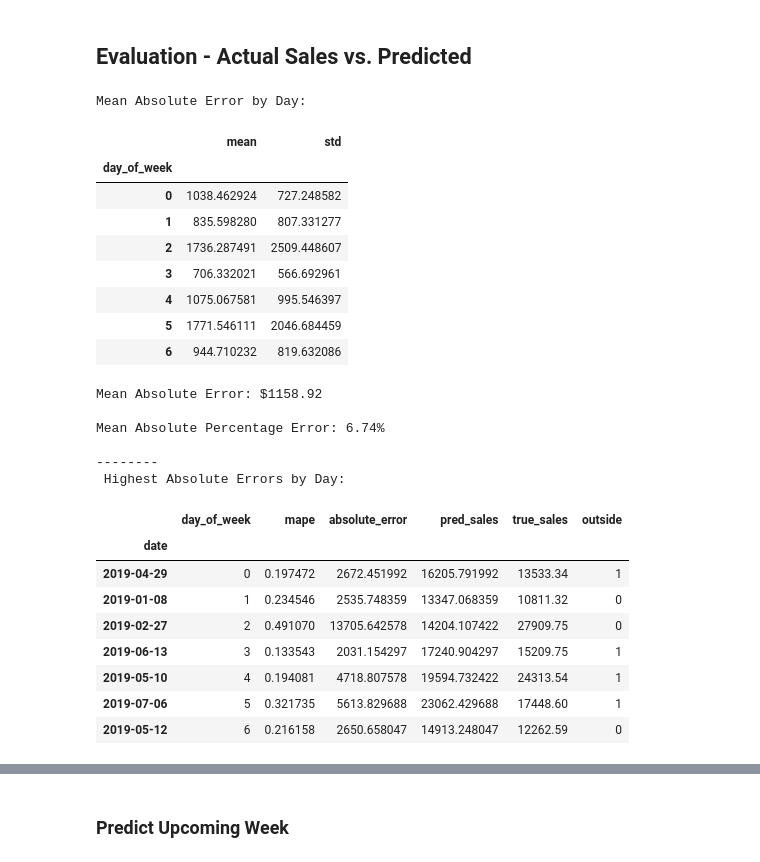
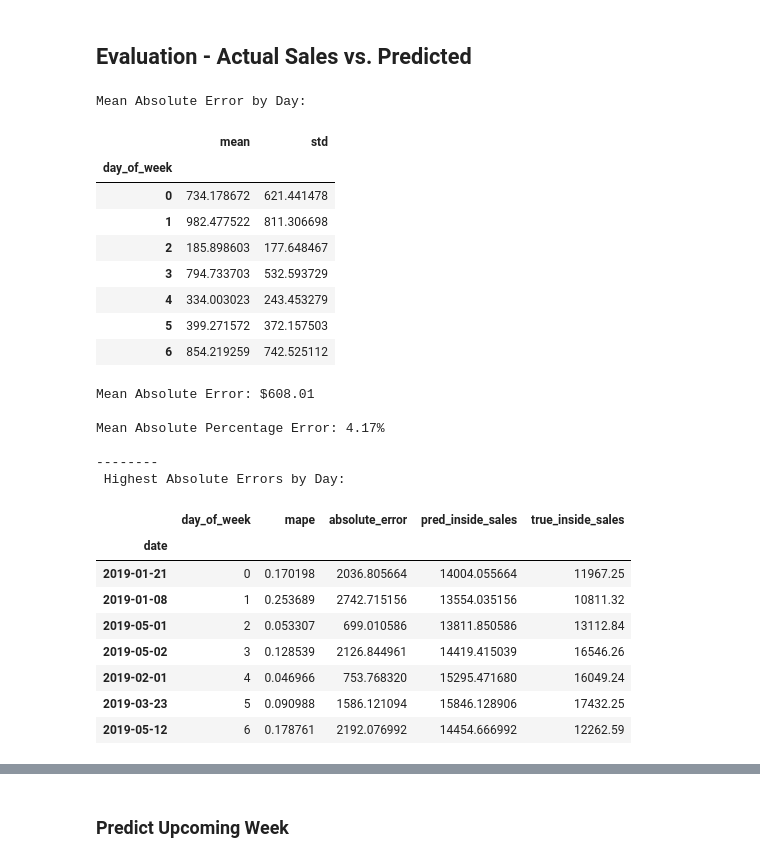
Before and after one commit to maks-p/restaurant_sales_forecasting, a Jupyter notebook: final_model.ipynb, the cells around one changed output, grey strips where cells are left out. Drawn from its saved outputs; the diff is of its cells as text; code cells hidden in the pictures.

```diff
--- a/final_model.ipynb
+++ b/final_model.ipynb
@@ -496,13 +497,14 @@ post_pipe = Pipeline (steps = [ ( 'basic_features', BasicFeatureTransformer(mont
 # %% [markdown]
 ### Train / Test / Split Helper Functions
 # %%
+# Drop Target Variable
 def drop_target(df):
 
     # Target Variable
     y = df[target][days_fwd:]
 
-    # Drop Target & Remaining Potential Target Variables from Target List
-    features = df.drop([target_list], axis=1)[days_fwd:]
+    # Drop Target
+    features = df.drop([target], axis=1)[days_fwd:]
 
     return features, y
 # %%
@@ -599,3 +602,5 @@ def residual_plot(rgr, X_train, y_train, X_test, y_test):
+# %%
+df = construct_df(indep_vars, dep_vars, target)
 # %% [markdown]
 ### Baseline Linear Regression
 # %%
@@ -637,11 +655,7 @@ KeyError: "[('total_sales', 'total_covers', 'total_ppa', 'inside_sales', 'inside
 # %% [markdown]
 ### Linear Regression "Pipeline"
 # %%
-def run_linear(sales_data, weather_data, pre_pipe, post_pipe):
-
-    # Import & Merge Weather & Sales Data
-    obj = importMerge(sales_data, weather_data)
-    df = obj.import_clean_merge()
+def run_linear(df, pre_pipe, post_pipe):
 
     # Pre Processing Pipeline
     df = pre_pipe.fit_transform(df)
@@ -670,5 +684,5 @@ def run_linear(sales_data, weather_data, pre_pipe, post_pipe):
 
     return pred_df, y_test, X_train
 
-pred_df, y_test, X_train = run_linear(sales_data, weather_data, pre_pipe, post_pipe)
+pred_df, y_test, X_train = run_linear(df, pre_pipe, post_pipe)
 # %% [output]
@@ -695,19 +709,15 @@ temp_hot_X_outside  -->  3777.3095319418167
 ## Run XGB Regressor "Pipeline"
 # %%
 params = {
-          'learning_rate': [0.02, 0.025, 0.03],
+          'learning_rate': [0.015, 0.02],
           'max_depth': [3, 4, 5],
-          'min_impurity_decrease': [0.0001, 0.00015],
-          'colsample_bytree': [0.925, 0.95],
-          'n_estimators': [325, 350],
+          'min_impurity_decrease': [0.0001, 0.0001],
+          'colsample_bytree': [0.75,0.80, 0.85],
+          'n_estimators': [275, 300, 325],
           'min_child_weight': [2]
         }
 
-def run_xgb(sales_data, weather_data, pre_pipe, post_pipe, params):
-
-    # Import & Merge Weather & Sales CSV Files
-    obj = importMerge(sales_data, weather_data)
-    df = obj.import_clean_merge()
+def run_xgb(df, pre_pipe, post_pipe, params):
 
     # Pre Processing Pipeline
     df = pre_pipe.fit_transform(df)
@@ -749,5 +759,5 @@ def run_xgb(sales_data, weather_data, pre_pipe, post_pipe, params):
 
     return pred_df, y_test, best_grid_rgr, X_train
 
-pred_df, y_test, best_grid_rgr, X_train = run_xgb(sales_data, weather_data, pre_pipe, post_pipe, params)
+pred_df, y_test, best_grid_rgr, X_train = run_xgb(df, pre_pipe, post_pipe, params)
 # %% [output]
@@ -786,49 +796,46 @@ Cross Val Avg R-Squared:  0.7709581052543598
 # %% [markdown]
 ## Evaluation - Actual Sales vs. Predicted
 # %%
-obj = importMerge(sales_data, weather_data)
-data = obj.import_clean_merge()
-
-data = data.rename(columns={'sales': 'true_sales'})
-pred_df = pred_df.rename(columns={'sales': 'pred_sales'})
+data = df.rename(columns={target: f'true_{target}'})
+pred_df = pred_df.rename(columns={target: f'pred_{target}'})
 
 eval_df = pred_df.merge(data, on='date', how='inner')
 
-eval_df['mape'] = np.where(eval_df['true_sales'] > 0, np.abs(eval_df['true_sales'] - eval_df['pred_sales']) / eval_df['true_sales'], 0)
-eval_df['absolute_error'] = np.abs(eval_df['true_sales'] - eval_df['pred_sales'])
+eval_df['mape'] = np.where(eval_df[f'true_{target}'] > 0, np.abs(eval_df[f'true_{target}'] - eval_df[f'pred_{target}']) / eval_df[f'true_{target}'], 0)
+eval_df['absolute_error'] = np.abs(eval_df[f'true_{target}'] - eval_df[f'pred_{target}'])
 
 print('Mean Absolute Error by Day:')
 eval_df.groupby('day_of_week')['absolute_error'].aggregate(['mean', 'std'])
 
 print(f'Mean Absolute Error: ${eval_df.absolute_error.sum() / len(eval_df.absolute_error):.2f}', '\n')
 
 print(f'Mean Absolute Percentage Error: {eval_df.mape.mean() * 100:.2f}%', '\n')
 
 print('--------', '\n', 'Highest Absolute Errors by Day:')
-eval_df.loc[eval_df.groupby(['day_of_week'])['mape'].idxmax()][['day_of_week', 'mape', 'absolute_error', 'pred_sales', 'true_sales', 'outside', ]]
+eval_df.loc[eval_df.groupby(['day_of_week'])['mape'].idxmax()][['day_of_week', 'mape', 'absolute_error', f'pred_{target}', f'true_{target}', ]]
 # %% [output]
 Mean Absolute Error by Day:
 |  | mean | std |
 | day_of_week |  |  |
-| 0 | 1038.462924 | 727.248582 |
-| 1 | 835.598280 | 807.331277 |
-| 2 | 1736.287491 | 2509.448607 |
-| 3 | 706.332021 | 566.692961 |
-| 4 | 1075.067581 | 995.546397 |
-| 5 | 1771.546111 | 2046.684459 |
-| 6 | 944.710232 | 819.632086 |
+| 0 | 734.178672 | 621.441478 |
+| 1 | 982.477522 | 811.306698 |
+| 2 | 185.898603 | 177.648467 |
+| 3 | 794.733703 | 532.593729 |
+| 4 | 334.003023 | 243.453279 |
+| 5 | 399.271572 | 372.157503 |
+| 6 | 854.219259 | 742.525112 |
-Mean Absolute Error: $1158.92
+Mean Absolute Error: $608.01
 
-Mean Absolute Percentage Error: 6.74%
+Mean Absolute Percentage Error: 4.17%
 
 --------
  Highest Absolute Errors by Day:
-|  | day_of_week | mape | absolute_error | pred_sales | true_sales | outside |
-| date |  |  |  |  |  |  |
-| 2019-04-29 | 0 | 0.197472 | 2672.451992 | 16205.791992 | 13533.34 | 1 |
-| 2019-01-08 | 1 | 0.234546 | 2535.748359 | 13347.068359 | 10811.32 | 0 |
-| 2019-02-27 | 2 | 0.491070 | 13705.642578 | 14204.107422 | 27909.75 | 0 |
-| 2019-06-13 | 3 | 0.133543 | 2031.154297 | 17240.904297 | 15209.75 | 1 |
-| 2019-05-10 | 4 | 0.194081 | 4718.807578 | 19594.732422 | 24313.54 | 1 |
-| 2019-07-06 | 5 | 0.321735 | 5613.829688 | 23062.429688 | 17448.60 | 1 |
-| 2019-05-12 | 6 | 0.216158 | 2650.658047 | 14913.248047 | 12262.59 | 0 |
+|  | day_of_week | mape | absolute_error | pred_inside_sales | true_inside_sales |
+| date |  |  |  |  |  |
+| 2019-01-21 | 0 | 0.170198 | 2036.805664 | 14004.055664 | 11967.25 |
+| 2019-01-08 | 1 | 0.253689 | 2742.715156 | 13554.035156 | 10811.32 |
+| 2019-05-01 | 2 | 0.053307 | 699.010586 | 13811.850586 | 13112.84 |
+| 2019-05-02 | 3 | 0.128539 | 2126.844961 | 14419.415039 | 16546.26 |
+| 2019-02-01 | 4 | 0.046966 | 753.768320 | 15295.471680 | 16049.24 |
+| 2019-03-23 | 5 | 0.090988 | 1586.121094 | 15846.128906 | 17432.25 |
+| 2019-05-12 | 6 | 0.178761 | 2192.076992 | 14454.666992 | 12262.59 |
```
Also changed, not shown: parts of 28 cells of this notebook, 3 other files.
